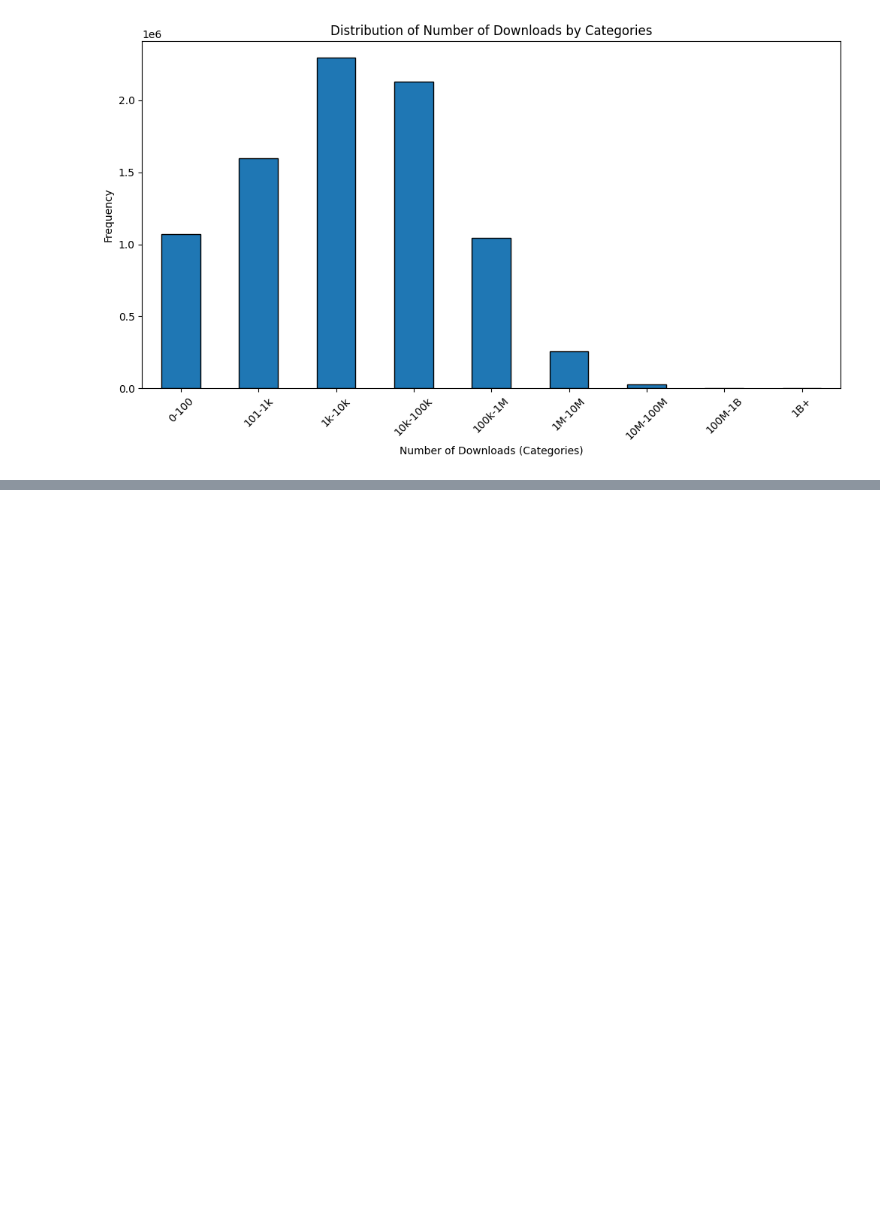
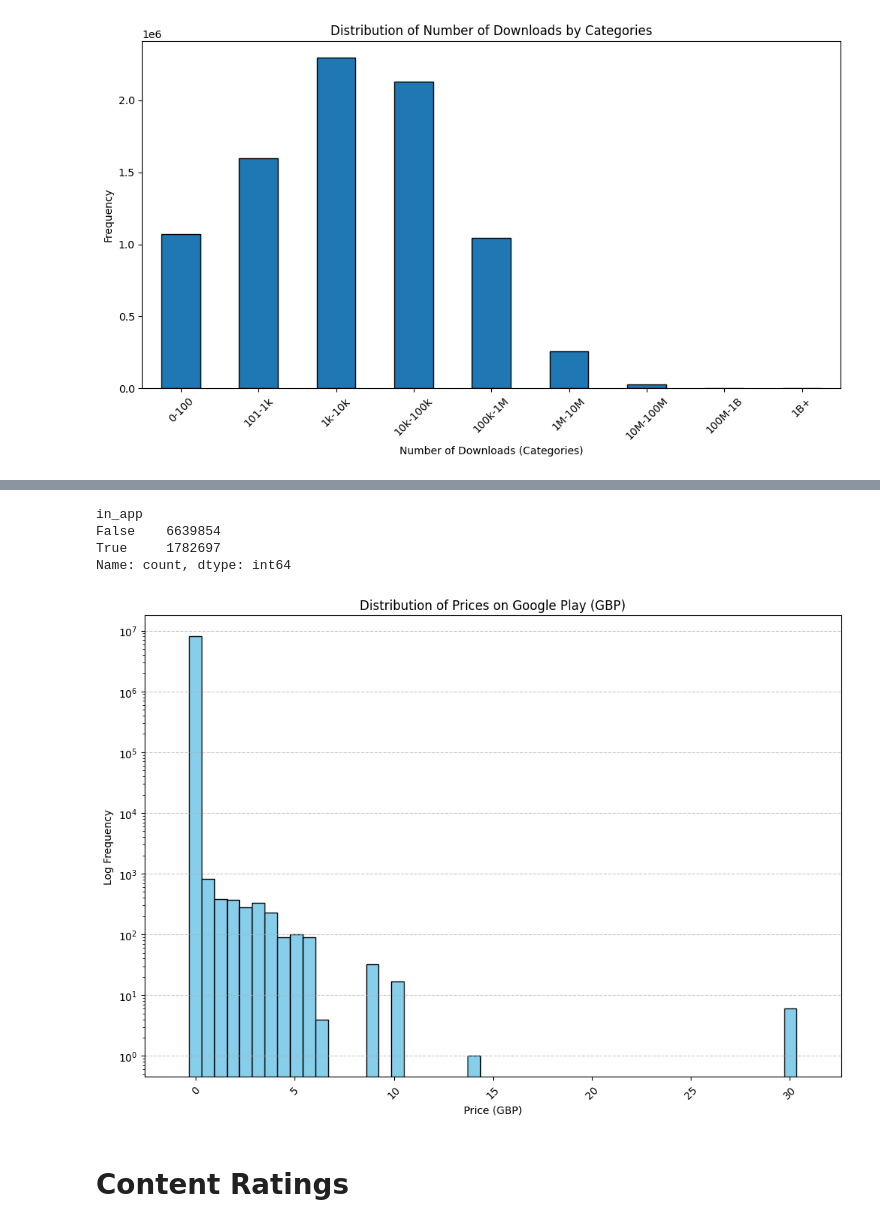
Before and after one commit to kevinmout/SBM, a Jupyter notebook: EDA.ipynb, the cells around one changed output, grey strips where cells are left out. Drawn from its saved outputs; the diff is of its cells as text; code cells hidden in the pictures; blank space fills up the shorter version.

```diff
--- a/EDA.ipynb
+++ b/EDA.ipynb
@@ -12,5 +15,5 @@ df_google_first = pd.read_csv('app_sdk/google_data_first.csv', encoding='ISO-885
 df_google_first = df_google_first.loc[:, ~df_google_first.columns.str.contains('^Unnamed')]
 # %%
 # join df_google_first and app_sdk on inner join with my_app_id and id
-df_new = pd.merge(df_google_first, app_sdk, left_on='my_app_id', right_on='id', how='inner')
+df = pd.merge(df_google_first, app_sdk, left_on='my_app_id', right_on='id', how='inner')
 # %%
@@ -93,3 +135,0 @@ df_new.head(1)
-# %%
-# remove email_to, permissions, family_library
-df_new = df_new.drop(columns=['email_to', 'permissions', 'family_library'])
@@ -204,0 +266,36 @@ array(['Entertainment', 'Tools', 'Books & Reference', 'Puzzle', 'Sports',
+# %%
+df['in_app'].value_counts()
+# %% [output]
+in_app
+False    6639854
+True     1782697
+Name: count, dtype: int64
+# %%
+# Replace `£` with an empty string and handle any irregular character like '\x80'
+df_new["price_gplay"] = (
+    df_new["price_gplay"]
+    .replace({"£": "", "\x80": ""}, regex=True)  # remove pound symbols and \x80
+    .astype(str)
+    .str.replace(",", ".")  # Handle cases where commas are used as decimal separators
+    .astype(float)  # Convert to float
+)
+# %%
+# Using a copy of the column and filling NaNs with a label for visualization
+price_data = df_new["price_gplay"].dropna()  # Fill NaNs with -1 as a placeholder
+
+plt.figure(figsize=(12, 8))
+plt.hist(price_data, bins=50, edgecolor="black", color="skyblue", range=(-1, max(price_data) + 1))
+plt.yscale("log")  # Log scale to better visualize frequencies
+
+# Adding labels and title
+plt.title("Distribution of Prices on Google Play (GBP)")
+plt.xlabel("Price (GBP)")
+plt.ylabel("Log Frequency")
+
+plt.xticks(rotation=45)
+plt.grid(axis='y', linestyle='--', alpha=0.7)
+plt.show()
+# %% [output]
+[figure, added]
+# %% [markdown]
+# Content Ratings
```
Also changed, not shown: parts of 47 cells of this notebook, 1 other file.
